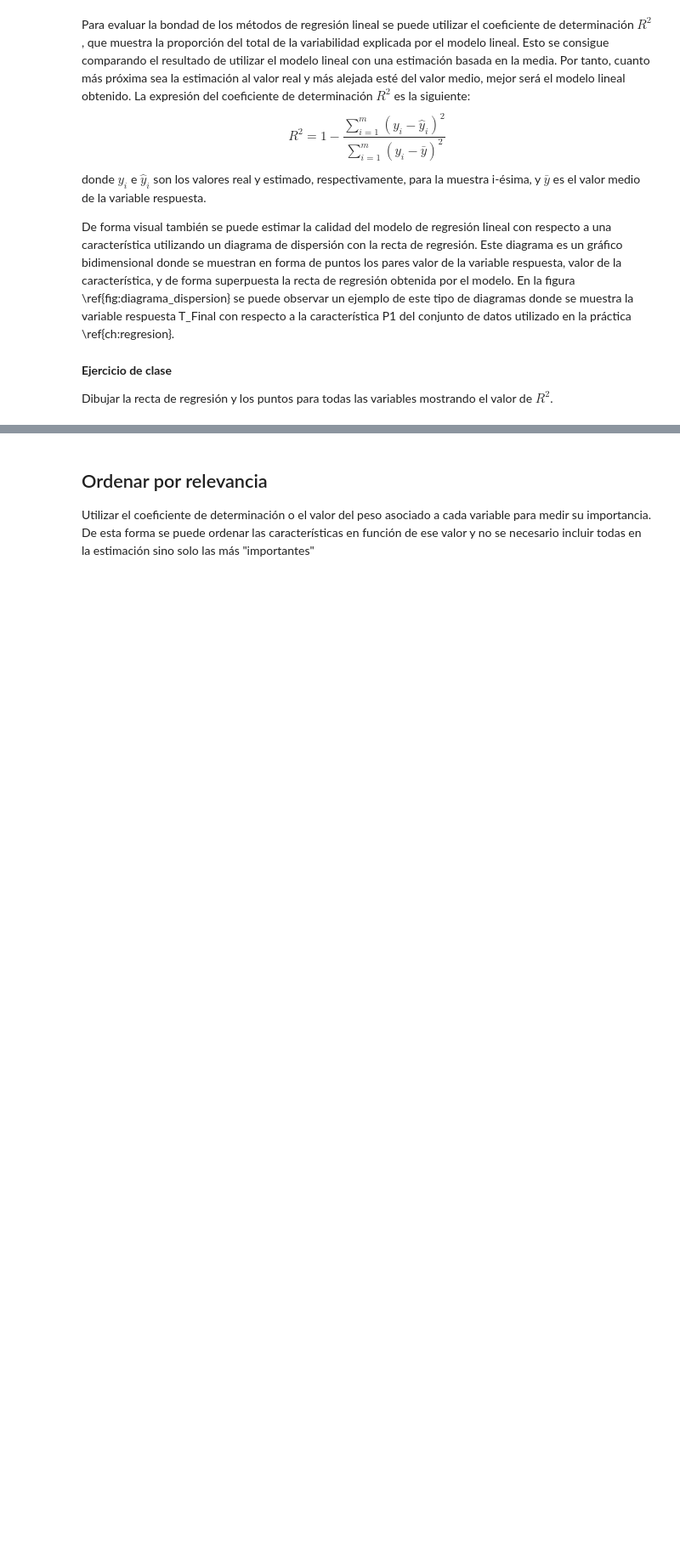
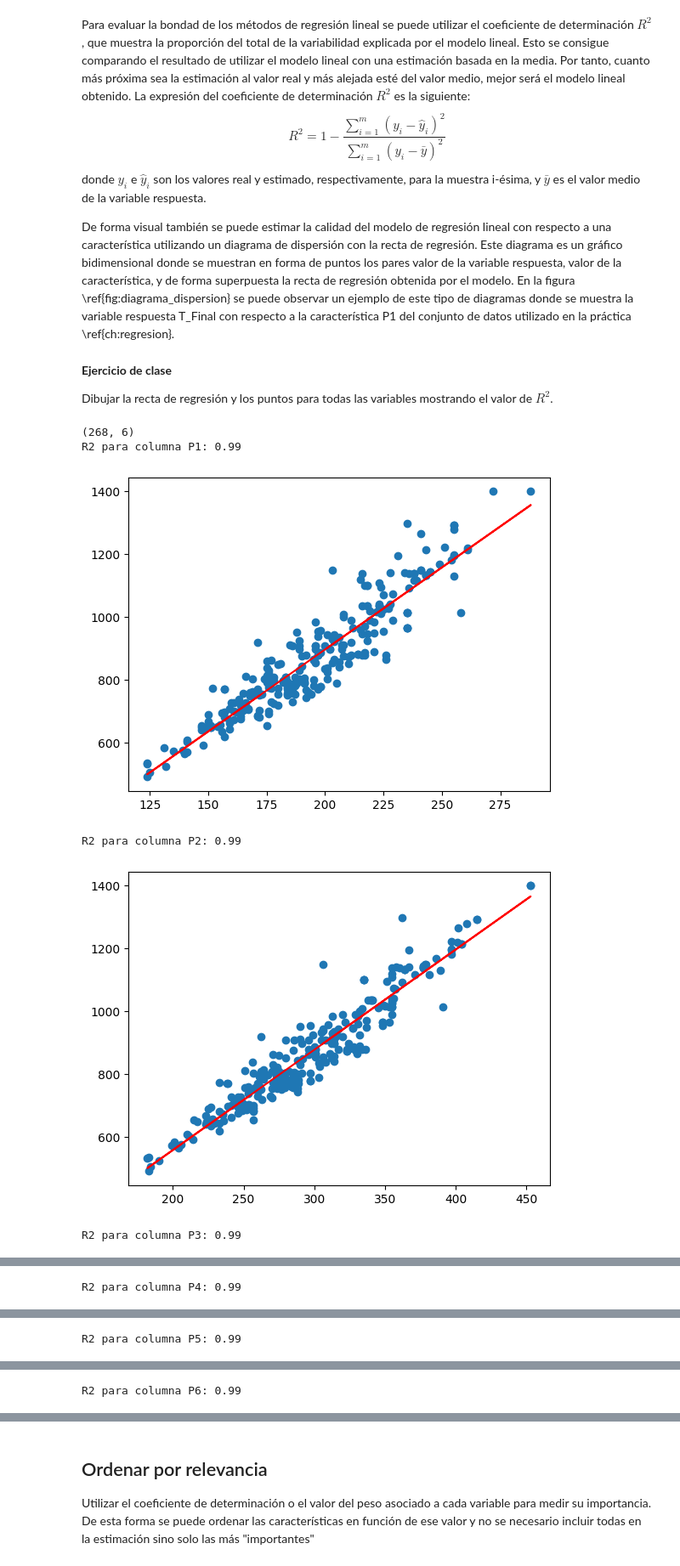
Before and after one commit to miguel-kjh/AA1, a Jupyter notebook: parte1/practica4.ipynb, the cells around one changed output, grey strips where cells are left out. Shown at 85% size. Cells and saved outputs as stored; diff of their text form; code cells hidden in the pictures; blank space fills up the shorter version.

```diff
--- a/parte1/practica4.ipynb
+++ b/parte1/practica4.ipynb
@@ -122,21 +179,28 @@ Dibujar la recta de regresión y los puntos para todas las variables mostrando e
 from sklearn.metrics import r2_score
 import numpy as np
 # %%
-datos = pd.read_csv('tiempos-minutos.csv', sep=';')
+datos = pd.read_csv('data/tiempos-minutos.csv', sep=';')
 X = datos.iloc[:,:-1].values
 y = datos.iloc[:,-1].values
 print(X.shape)
 variables = datos.columns
 regr = LinearRegression()
 for col in range(X.shape[1]):
     X1 = X[:,col].reshape(-1,1)
     # y_train1 = y_train
 
     regr.fit(X1, y)
 
     print(f'R2 para columna {variables[col]}: {r2:.2f}')
 
     recta = regr.coef_ * X1 + regr.intercept_
     plt.plot(X1, recta, 'r')
     plt.scatter(X1, y)
     plt.show()
+# %% [output]
+(268, 6)
+R2 para columna P1: 0.99
+[figure, added]
+R2 para columna P2: 0.99
+[figure, added]
+R2 para columna P3: 0.99
@@ -142,0 +208 @@ for col in range(X.shape[1]):
+R2 para columna P4: 0.99
@@ -142,0 +210 @@ for col in range(X.shape[1]):
+R2 para columna P5: 0.99
@@ -142,0 +212 @@ for col in range(X.shape[1]):
+R2 para columna P6: 0.99
```
Also changed, not shown: parts of 9 cells of this notebook, 4 other files.
